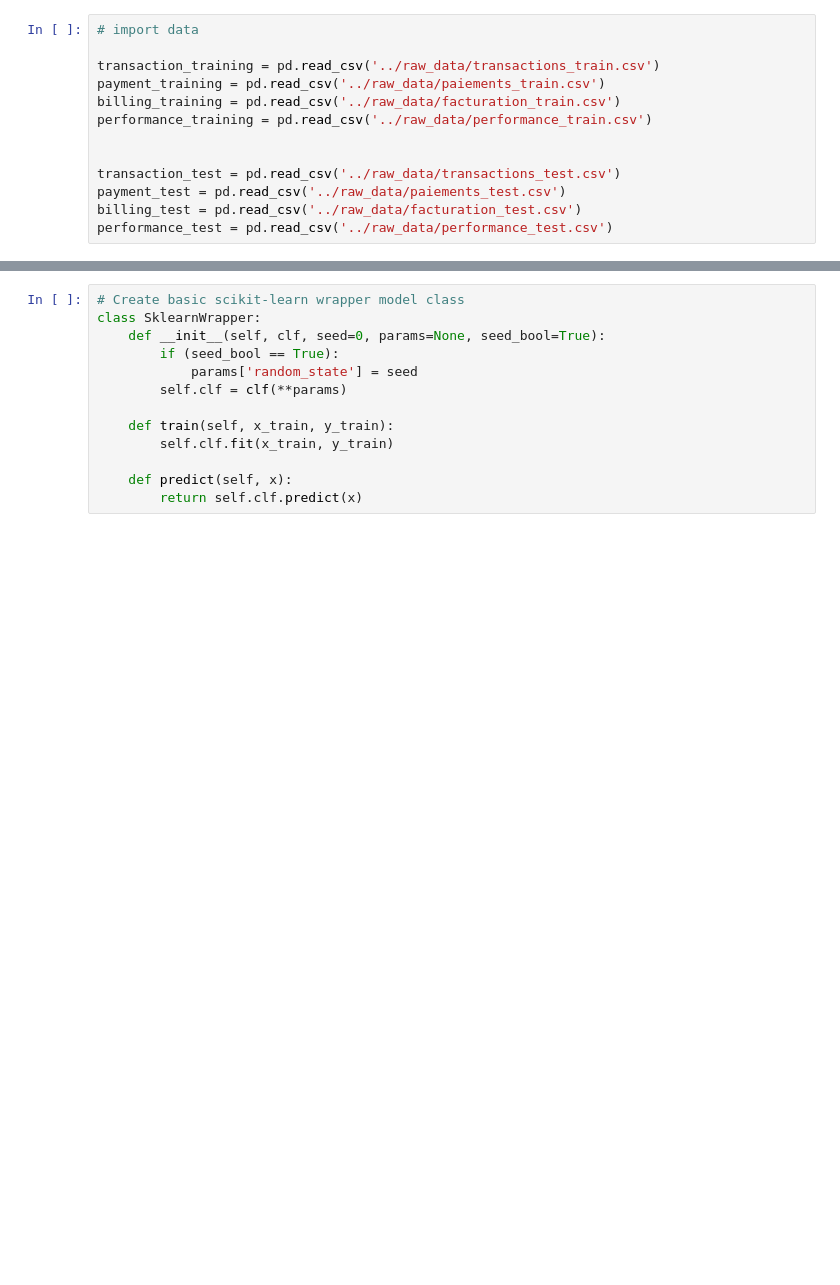
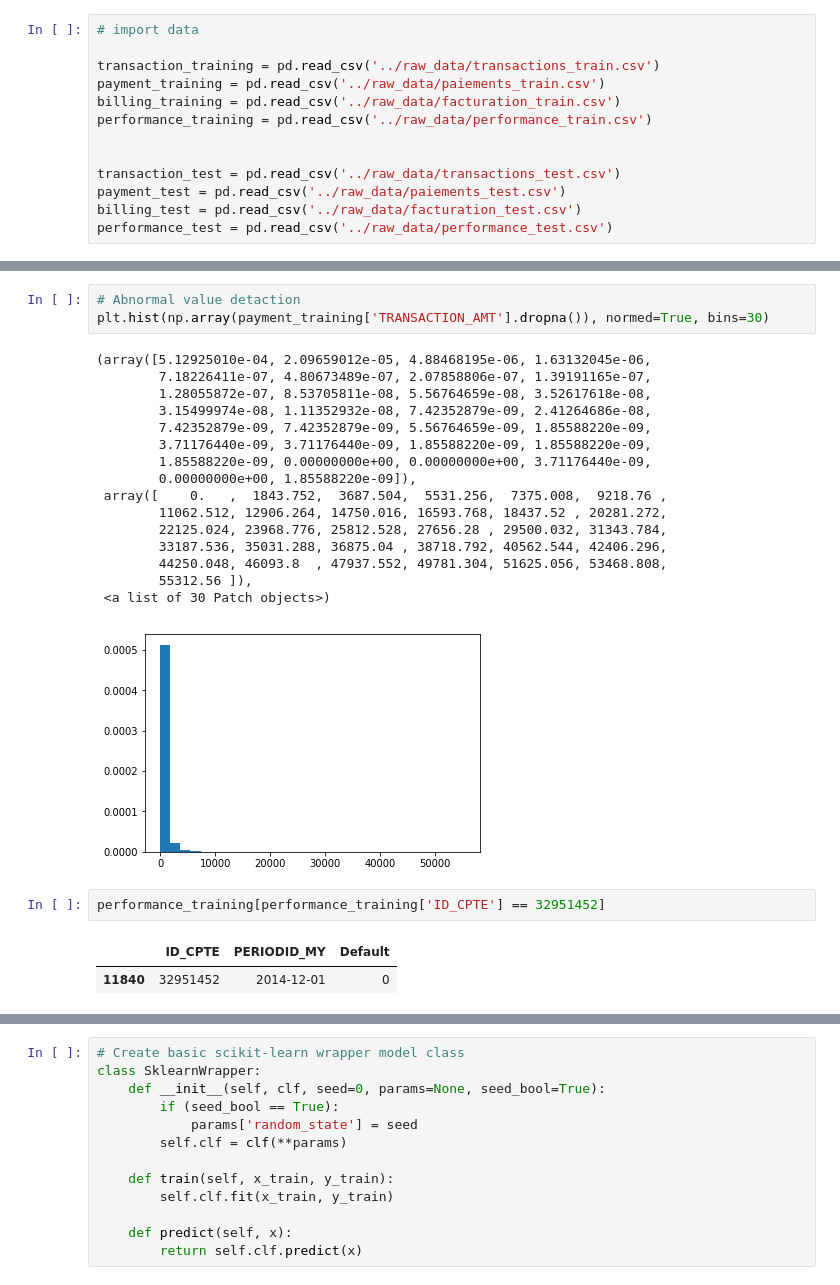
Before and after one commit to tonytontian/Data_Cup_Hello_Team, a Jupyter notebook: code/model_test.ipynb, the cells around one changed output, grey strips where cells are left out. Cells and saved outputs as stored; diff of their text form; blank space fills up the shorter version.

```diff
--- a/code/model_test.ipynb
+++ b/code/model_test.ipynb
@@ -35,0 +78,25 @@ performance_test = pd.read_csv('../raw_data/performance_test.csv')
+# %%
+# Abnormal value detaction
+plt.hist(np.array(payment_training['TRANSACTION_AMT'].dropna()), normed=True, bins=30)
+# %% [output]
+(array([5.12925010e-04, 2.09659012e-05, 4.88468195e-06, 1.63132045e-06,
+        7.18226411e-07, 4.80673489e-07, 2.07858806e-07, 1.39191165e-07,
+        1.28055872e-07, 8.53705811e-08, 5.56764659e-08, 3.52617618e-08,
+        3.15499974e-08, 1.11352932e-08, 7.42352879e-09, 2.41264686e-08,
+        7.42352879e-09, 7.42352879e-09, 5.56764659e-09, 1.85588220e-09,
+        3.71176440e-09, 3.71176440e-09, 1.85588220e-09, 1.85588220e-09,
+        1.85588220e-09, 0.00000000e+00, 0.00000000e+00, 3.71176440e-09,
+        0.00000000e+00, 1.85588220e-09]),
+ array([    0.   ,  1843.752,  3687.504,  5531.256,  7375.008,  9218.76 ,
+        11062.512, 12906.264, 14750.016, 16593.768, 18437.52 , 20281.272,
+        22125.024, 23968.776, 25812.528, 27656.28 , 29500.032, 31343.784,
+        33187.536, 35031.288, 36875.04 , 38718.792, 40562.544, 42406.296,
+        44250.048, 46093.8  , 47937.552, 49781.304, 51625.056, 53468.808,
+        55312.56 ]),
+ <a list of 30 Patch objects>)
+[figure, added]
+# %%
+performance_training[performance_training['ID_CPTE'] == 32951452]
+# %% [output]
+|  | ID_CPTE | PERIODID_MY | Default |
+| 11840 | 32951452 | 2014-12-01 | 0 |
```
Also changed, not shown: parts of 32 cells of this notebook, 3 other files.
